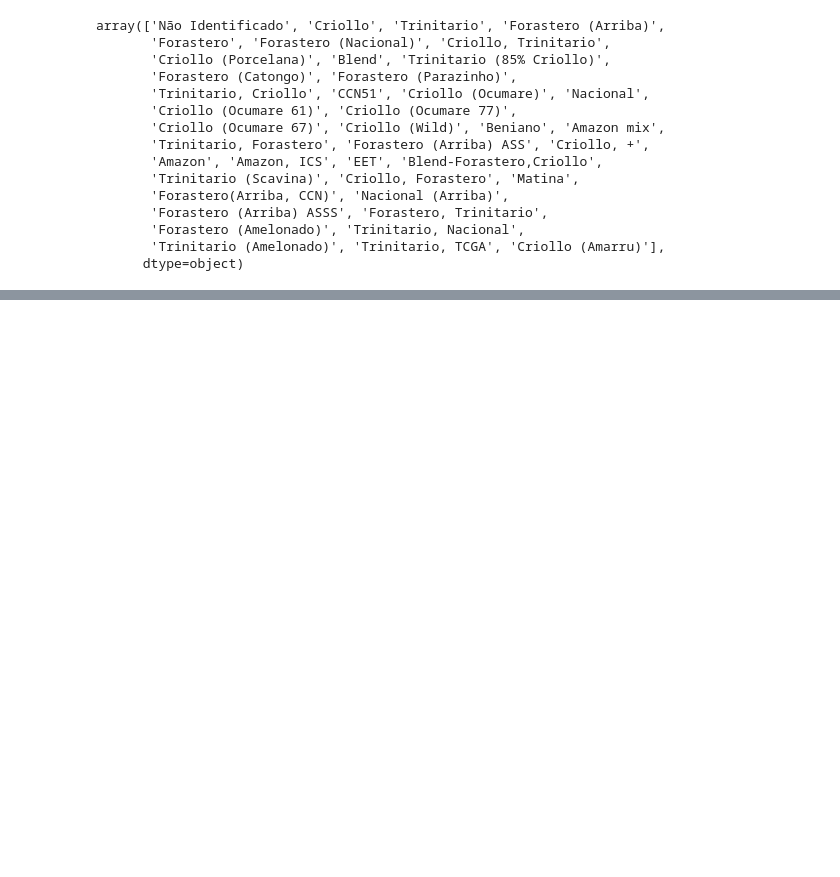
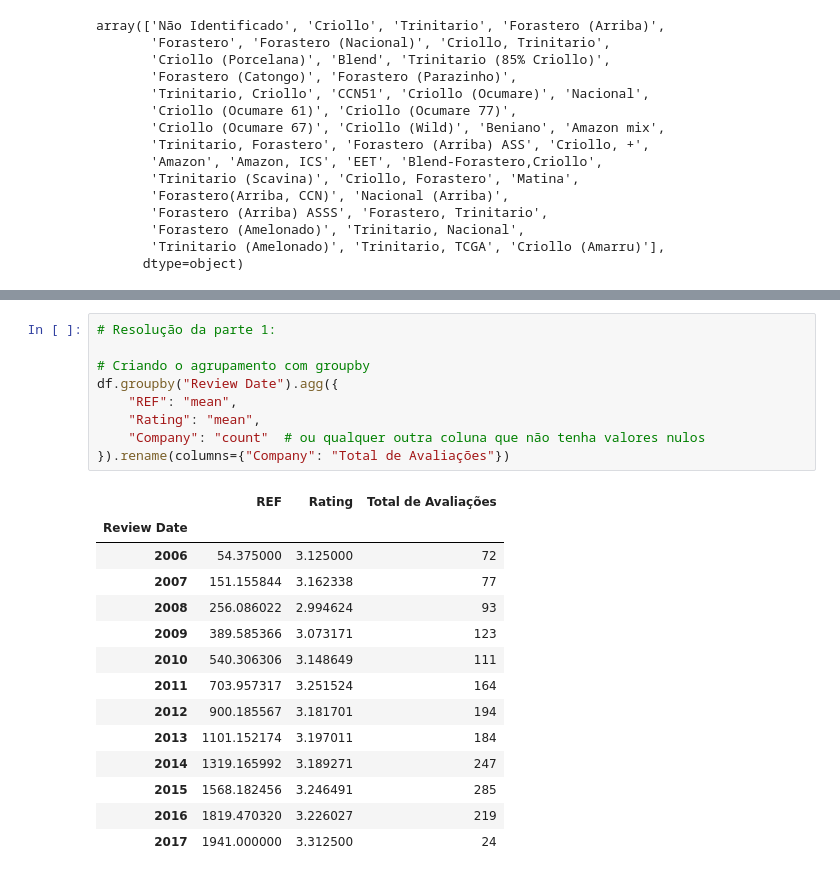
Before and after one commit to FelipeOrlandoLanzara/Data-Science, a Jupyter notebook: 2. Análise de Dados/2.2. Pandas/resolucao_exercicios_pandas.ipynb, the cells around one changed output, grey strips where cells are left out. Drawn from its saved outputs; the diff is of its cells as text; blank space fills up the shorter version.

```diff
--- a/2. Análise de Dados/2.2. Pandas/resolucao_exercicios_pandas.ipynb
+++ b/2. Análise de Dados/2.2. Pandas/resolucao_exercicios_pandas.ipynb
@@ -449,0 +482,24 @@ array(['Não Identificado', 'Criollo', 'Trinitario', 'Forastero (Arriba)',
+# %%
+# Resolução da parte 1:
+
+# Criando o agrupamento com groupby
+df.groupby("Review Date").agg({
+    "REF": "mean",
+    "Rating": "mean",
+    "Company": "count"  # ou qualquer outra coluna que não tenha valores nulos
+}).rename(columns={"Company": "Total de Avaliações"})
+# %% [output]
+|  | REF | Rating | Total de Avaliações |
+| Review Date |  |  |  |
+| 2006 | 54.375000 | 3.125000 | 72 |
+| 2007 | 151.155844 | 3.162338 | 77 |
+| 2008 | 256.086022 | 2.994624 | 93 |
+| 2009 | 389.585366 | 3.073171 | 123 |
+| 2010 | 540.306306 | 3.148649 | 111 |
+| 2011 | 703.957317 | 3.251524 | 164 |
+| 2012 | 900.185567 | 3.181701 | 194 |
+| 2013 | 1101.152174 | 3.197011 | 184 |
+| 2014 | 1319.165992 | 3.189271 | 247 |
+| 2015 | 1568.182456 | 3.246491 | 285 |
+| 2016 | 1819.470320 | 3.226027 | 219 |
+| 2017 | 1941.000000 | 3.312500 | 24 |
```
Also changed, not shown: parts of 5 cells of this notebook, 2 other files.
